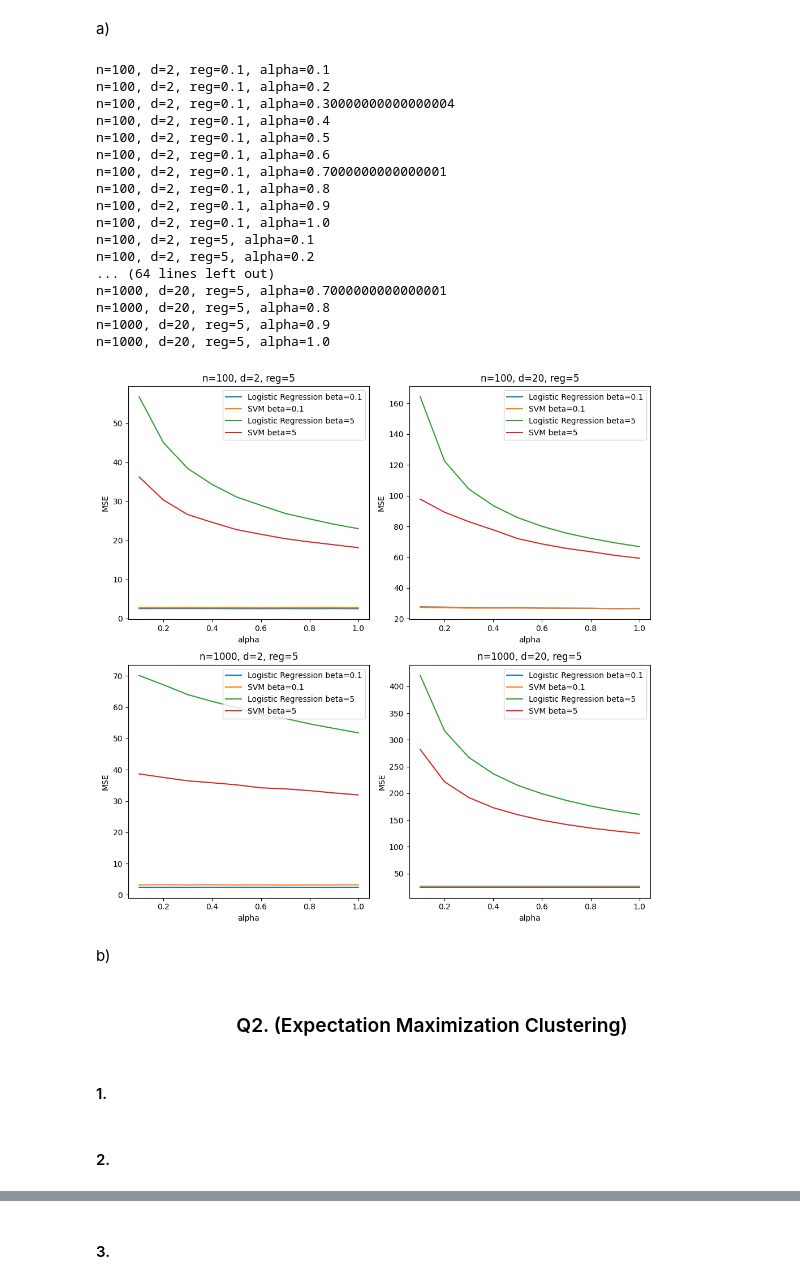
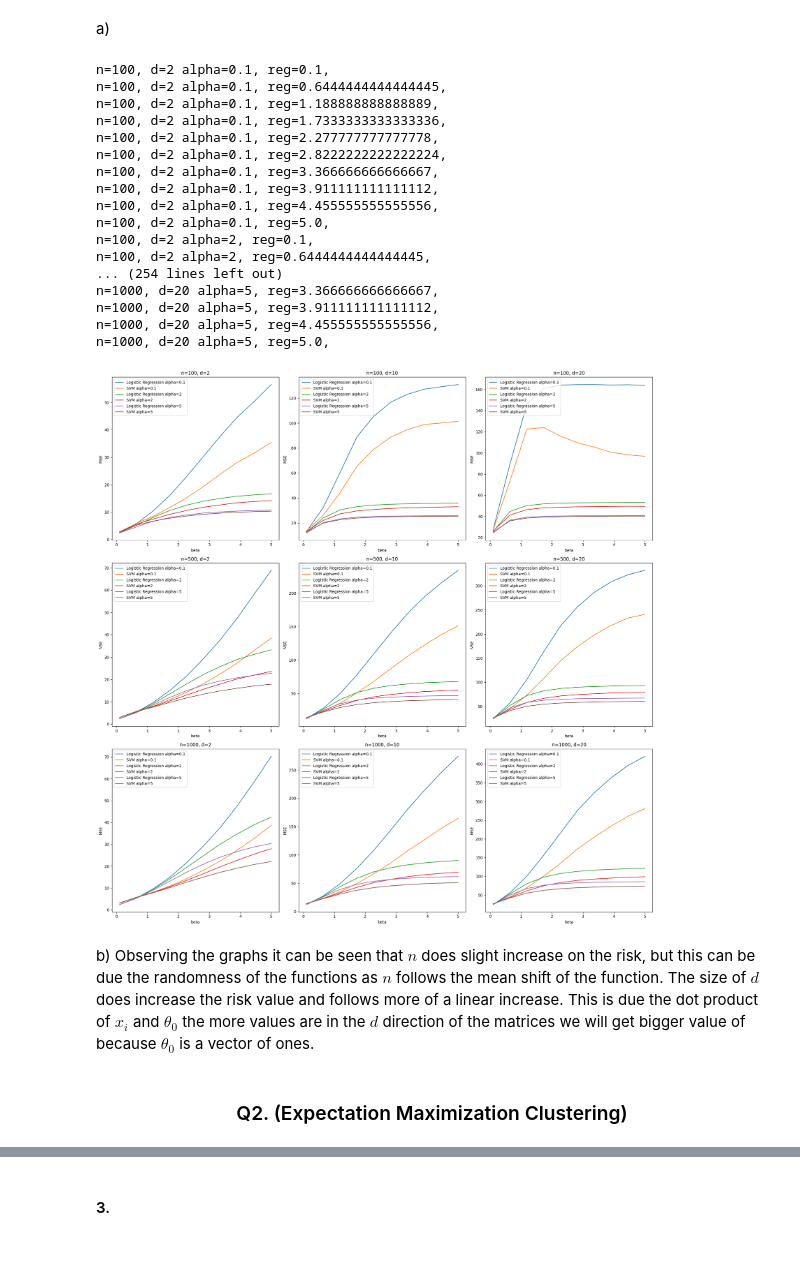
Before and after one commit to darkopetrov/DAT570_Continuous_optimization_in_data_science, a Jupyter notebook: Module_2/Code_2.ipynb, the cells around one changed output, grey strips where cells are left out. Cells and saved outputs as stored; diff of their text form; code cells hidden in the pictures; blank space fills up the shorter version.

```diff
--- a/Module_2/Code_2.ipynb
+++ b/Module_2/Code_2.ipynb
@@ -126,68 +126,67 @@ def avg_risk_calc(reg,n,d,alpha):
     errors_LR = []
     errors_SVM = []
     for _ in range(1000):
         error_LR, error_SVM = error_calc(alpha, n, d, reg)
         if error_LR is None or error_SVM is None:
             continue
         errors_LR.append(error_LR)
         errors_SVM.append(error_SVM)
     MSE_LR = np.mean(errors_LR)
     MSE_SVM = np.mean(errors_SVM)
     return MSE_LR, MSE_SVM
 
 # Now using avg_risk_calc function plot the risk function of alpha
 # for different values n,d, reg
-n_values = [100, 1000]
-d_values = [2, 20]
-reg_values = [0.1, 5]
+n_values = [100, 500, 1000]
+d_values = [2, 10, 20]
+alpha_values = [0.1, 2, 5]
+# n_values = [10, 20, 30]
+# d_values = [2, 4, 8]
+# alpha_values = [0.1, 0.8, 2]
 
-fig, axs = plt.subplots(len(n_values), len(d_values), figsize=(10, 10))
+fig, axs = plt.subplots(len(n_values), len(d_values), figsize=(20, 20))
 
 for i, n in enumerate(n_values):
     for j, d in enumerate(d_values):
-        for reg in reg_values:
+        for alpha in alpha_values:
             MSE_LR_values = []
             MSE_SVM_values = []
-            alpha_values = np.linspace(0.1, 1, num=10)
-            for alpha in alpha_values:
-                print(f'n={n}, d={d}, reg={reg}, alpha={alpha}')
+            reg_values = np.linspace(0.1, 5, num=10)
+            for reg in reg_values:
+                print(f'n={n}, d={d} alpha={alpha}, reg={reg},')
                 MSE_LR, MSE_SVM = avg_risk_calc(reg, n, d, alpha)
                 MSE_LR_values.append(MSE_LR)
                 MSE_SVM_values.append(MSE_SVM)
-            axs[i, j].plot(alpha_values, MSE_LR_values, label=f'Logistic Regression beta={reg}')
-            axs[i, j].plot(alpha_values, MSE_SVM_values, label=f'SVM beta={reg}')
-            axs[i, j].set_xlabel('alpha')
+            axs[i, j].plot(reg_values, MSE_LR_values, label=f'Logistic Regression alpha={alpha}')
+            axs[i, j].plot(reg_values, MSE_SVM_values, label=f'SVM alpha={alpha}')
+            axs[i, j].set_xlabel('beta')
             axs[i, j].set_ylabel('MSE')
-            axs[i, j].set_title(f'n={n}, d={d}, reg={reg}')
+            axs[i, j].set_title(f'n={n}, d={d}')
             axs[i, j].legend()
 # print(sameY)
 plt.tight_layout()
 plt.show()
 fig.savefig('Code_2.png')
 # %% [output]
-n=100, d=2, reg=0.1, alpha=0.1
-n=100, d=2, reg=0.1, alpha=0.2
-n=100, d=2, reg=0.1, alpha=0.30000000000000004
-n=100, d=2, reg=0.1, alpha=0.4
-n=100, d=2, reg=0.1, alpha=0.5
-n=100, d=2, reg=0.1, alpha=0.6
-n=100, d=2, reg=0.1, alpha=0.7000000000000001
-n=100, d=2, reg=0.1, alpha=0.8
-n=100, d=2, reg=0.1, alpha=0.9
-n=100, d=2, reg=0.1, alpha=1.0
-n=100, d=2, reg=5, alpha=0.1
-n=100, d=2, reg=5, alpha=0.2
-... (64 lines left out)
-n=1000, d=20, reg=5, alpha=0.7000000000000001
-n=1000, d=20, reg=5, alpha=0.8
-n=1000, d=20, reg=5, alpha=0.9
-n=1000, d=20, reg=5, alpha=1.0
+n=100, d=2 alpha=0.1, reg=0.1,
+n=100, d=2 alpha=0.1, reg=0.6444444444444445,
+n=100, d=2 alpha=0.1, reg=1.188888888888889,
+n=100, d=2 alpha=0.1, reg=1.7333333333333336,
+n=100, d=2 alpha=0.1, reg=2.277777777777778,
+n=100, d=2 alpha=0.1, reg=2.8222222222222224,
+n=100, d=2 alpha=0.1, reg=3.366666666666667,
+n=100, d=2 alpha=0.1, reg=3.911111111111112,
+n=100, d=2 alpha=0.1, reg=4.455555555555556,
+n=100, d=2 alpha=0.1, reg=5.0,
+n=100, d=2 alpha=2, reg=0.1,
+n=100, d=2 alpha=2, reg=0.6444444444444445,
+... (254 lines left out)
+n=1000, d=20 alpha=5, reg=3.366666666666667,
+n=1000, d=20 alpha=5, reg=3.911111111111112,
+n=1000, d=20 alpha=5, reg=4.455555555555556,
+n=1000, d=20 alpha=5, reg=5.0,
-[figure, old version]
+[figure, new version]
-# %% [markdown]
-b)
+# %% [markdown]
+b) Observing the graphs it can be seen that $n$ does slight increase on the risk, but this can be due the randomness of the functions as $n$ follows the mean shift of the function. The size of $d$ does increase the risk value and follows more of a linear increase. This is due the dot product of $x_i$ and $\theta_0$ the more values are in the $d$ direction of the matrices we will get bigger value of because $\theta_0$ is a vector of ones.
 # %% [markdown]
 ### <center> Q2. (Expectation Maximization Clustering)
-# %% [markdown]
-#### 1.
-# %% [markdown]
-#### 2.
```
Also changed, not shown: parts of 4 cells of this notebook.
